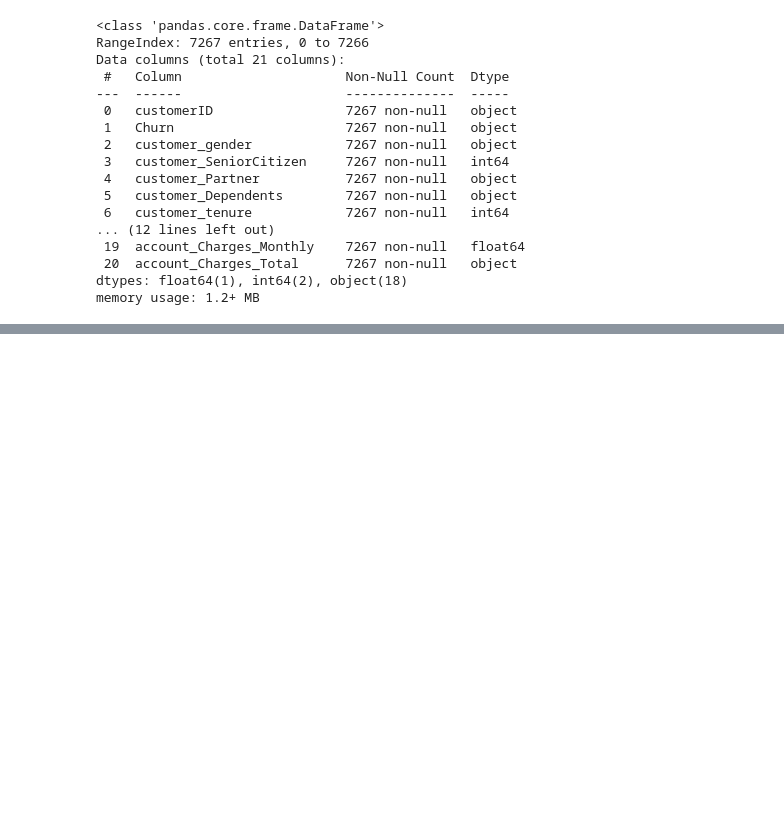
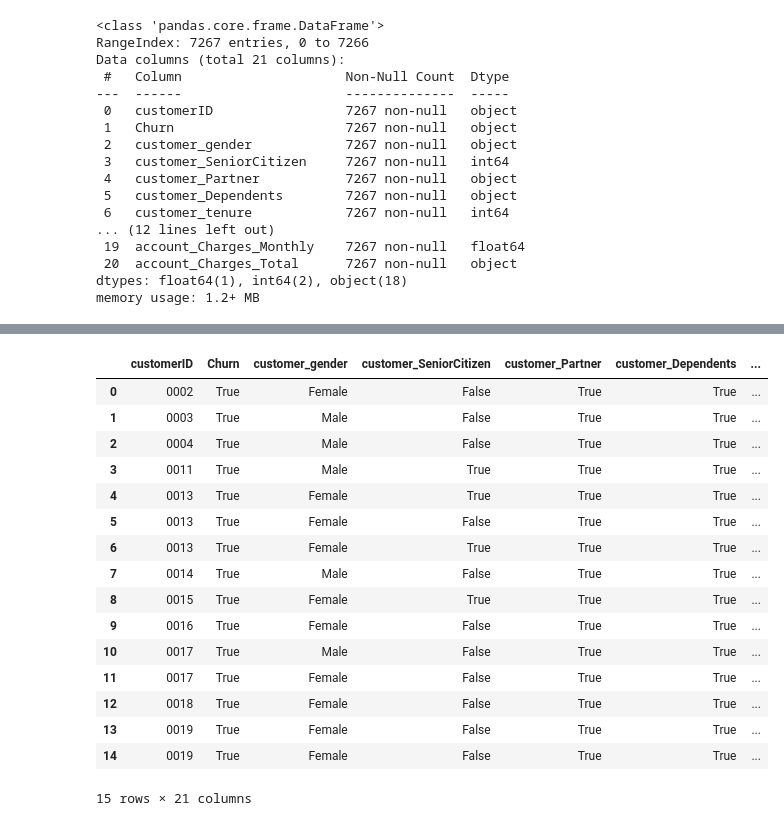
Before and after one commit to CatalinaOrtegha/2ndChallenge_TelecomX, a Jupyter notebook: 2ndChallenge_TelecomX.ipynb, the cells around one changed output, grey strips where cells are left out. Cells and saved outputs as stored; diff of their text form; code cells hidden in the pictures; blank space fills up the shorter version.

```diff
--- a/2ndChallenge_TelecomX.ipynb
+++ b/2ndChallenge_TelecomX.ipynb
@@ -63,0 +294,3 @@ memory usage: 1.2+ MB
+# %%
+columnas_noservice=[columnas[8]] + columnas[10:17].tolist()
+columnas_noservice
@@ -63,0 +309,3 @@ memory usage: 1.2+ MB
+# %%
+df[columnas_noservice]=df[columnas_noservice].applymap(lambda x : x.replace('No internet service','No').replace('No phone service','No').strip())
+df[columnas_noservice].head(15)
@@ -63,0 +362,3 @@ memory usage: 1.2+ MB
+# %%
+columnasbool = [columnas[1]] + columnas[3:6].tolist() + columnas[7:9].tolist()+columnas[10:16].tolist()+[columnas[17]]
+columnasbool
@@ -63,0 +379,2 @@ memory usage: 1.2+ MB
+# %%
+df[columnasbool]=df[columnasbool].astype(np.bool)
@@ -63,0 +401,20 @@ memory usage: 1.2+ MB
+# %%
+df.head(15)
+# %% [output]
+|  | customerID | Churn | customer_gender | customer_SeniorCitizen | customer_Partner | customer_Dependents | ... |
+| 0 | 0002 | True | Female | False | True | True | ... |
+| 1 | 0003 | True | Male | False | True | True | ... |
+| 2 | 0004 | True | Male | False | True | True | ... |
+| 3 | 0011 | True | Male | True | True | True | ... |
+| 4 | 0013 | True | Female | True | True | True | ... |
+| 5 | 0013 | True | Female | False | True | True | ... |
+| 6 | 0013 | True | Female | True | True | True | ... |
+| 7 | 0014 | True | Male | False | True | True | ... |
+| 8 | 0015 | True | Female | True | True | True | ... |
+| 9 | 0016 | True | Female | False | True | True | ... |
+| 10 | 0017 | True | Male | False | True | True | ... |
+| 11 | 0017 | True | Female | False | True | True | ... |
+| 12 | 0018 | True | Female | False | True | True | ... |
+| 13 | 0019 | True | Female | False | True | True | ... |
+| 14 | 0019 | True | Female | False | True | True | ... |
+15 rows × 21 columns
```
Also changed, not shown: parts of 32 cells of this notebook.
